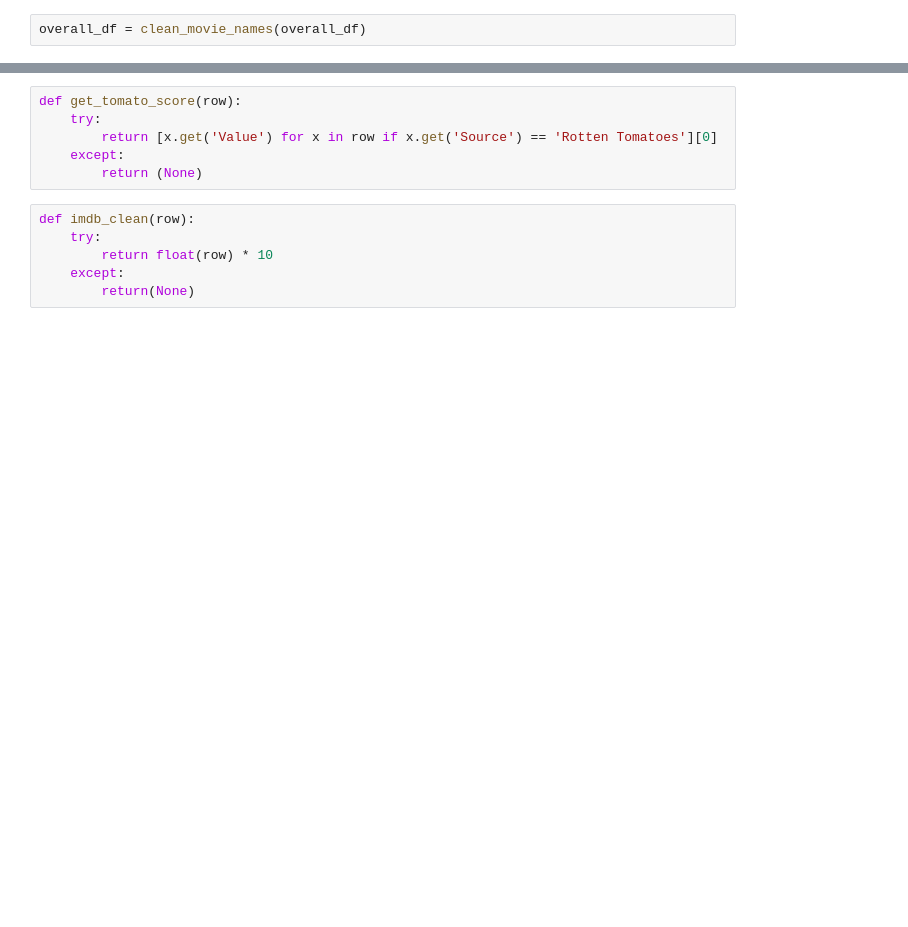
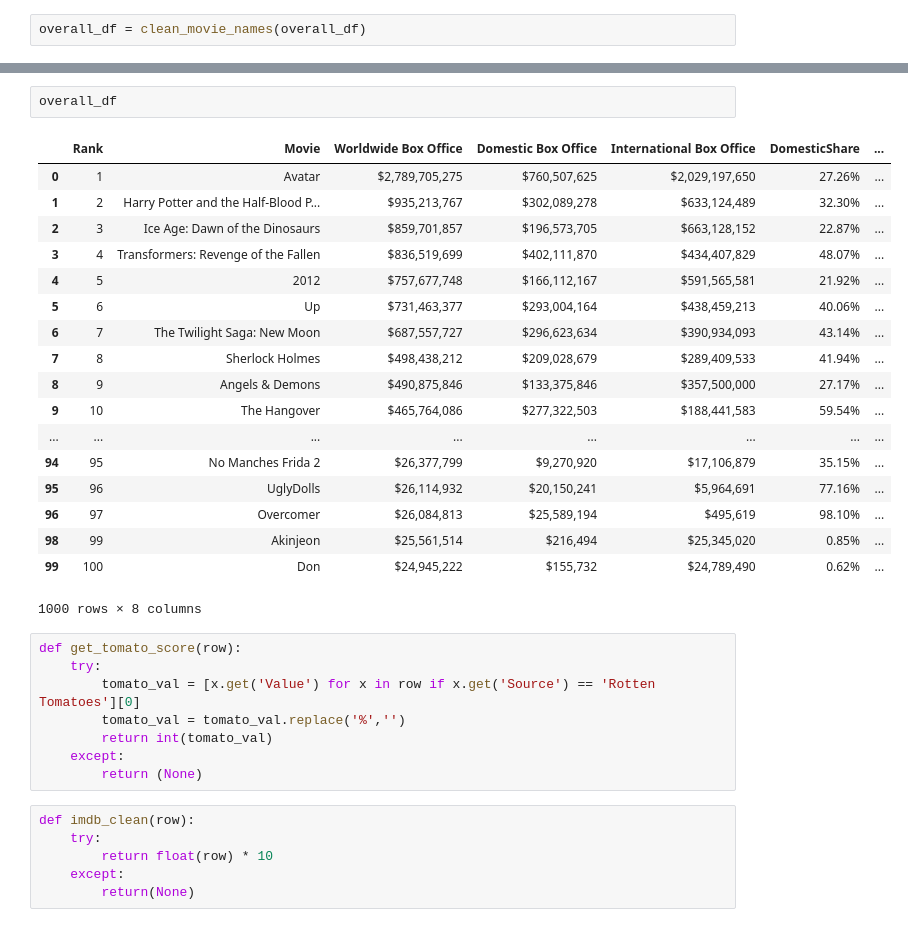
Before and after one commit to ColinMaloney/movies, a Jupyter notebook: yearly_rating.ipynb, the cells around one changed output, grey strips where cells are left out. Drawn from its saved outputs; the diff is of its cells as text; blank space fills up the shorter version.

```diff
--- a/yearly_rating.ipynb
+++ b/yearly_rating.ipynb
@@ -56,7 +78,30 @@ ratings_df = get_ratings(overall_df)
+# %%
+overall_df
+# %% [output]
+|  | Rank | Movie | Worldwide Box Office | Domestic Box Office | International Box Office | DomesticShare | ... |
+| 0 | 1 | Avatar | $2,789,705,275 | $760,507,625 | $2,029,197,650 | 27.26% | ... |
+| 1 | 2 | Harry Potter and the Half-Blood P... | $935,213,767 | $302,089,278 | $633,124,489 | 32.30% | ... |
+| 2 | 3 | Ice Age: Dawn of the Dinosaurs | $859,701,857 | $196,573,705 | $663,128,152 | 22.87% | ... |
+| 3 | 4 | Transformers: Revenge of the Fallen | $836,519,699 | $402,111,870 | $434,407,829 | 48.07% | ... |
+| 4 | 5 | 2012 | $757,677,748 | $166,112,167 | $591,565,581 | 21.92% | ... |
+| 5 | 6 | Up | $731,463,377 | $293,004,164 | $438,459,213 | 40.06% | ... |
+| 6 | 7 | The Twilight Saga: New Moon | $687,557,727 | $296,623,634 | $390,934,093 | 43.14% | ... |
+| 7 | 8 | Sherlock Holmes | $498,438,212 | $209,028,679 | $289,409,533 | 41.94% | ... |
+| 8 | 9 | Angels & Demons | $490,875,846 | $133,375,846 | $357,500,000 | 27.17% | ... |
+| 9 | 10 | The Hangover | $465,764,086 | $277,322,503 | $188,441,583 | 59.54% | ... |
+| ... | ... | ... | ... | ... | ... | ... | ... |
+| 94 | 95 | No Manches Frida 2 | $26,377,799 | $9,270,920 | $17,106,879 | 35.15% | ... |
+| 95 | 96 | UglyDolls | $26,114,932 | $20,150,241 | $5,964,691 | 77.16% | ... |
+| 96 | 97 | Overcomer | $26,084,813 | $25,589,194 | $495,619 | 98.10% | ... |
+| 98 | 99 | Akinjeon | $25,561,514 | $216,494 | $25,345,020 | 0.85% | ... |
+| 99 | 100 | Don | $24,945,222 | $155,732 | $24,789,490 | 0.62% | ... |
+1000 rows × 8 columns
 # %%
 def get_tomato_score(row):
     try:
-        return [x.get('Value') for x in row if x.get('Source') == 'Rotten Tomatoes'][0]
+        tomato_val = [x.get('Value') for x in row if x.get('Source') == 'Rotten Tomatoes'][0]
+        tomato_val = tomato_val.replace('%','')
+        return int(tomato_val)
     except:
         return (None)
 # %%
```
Also changed, not shown: parts of 24 cells of this notebook.
